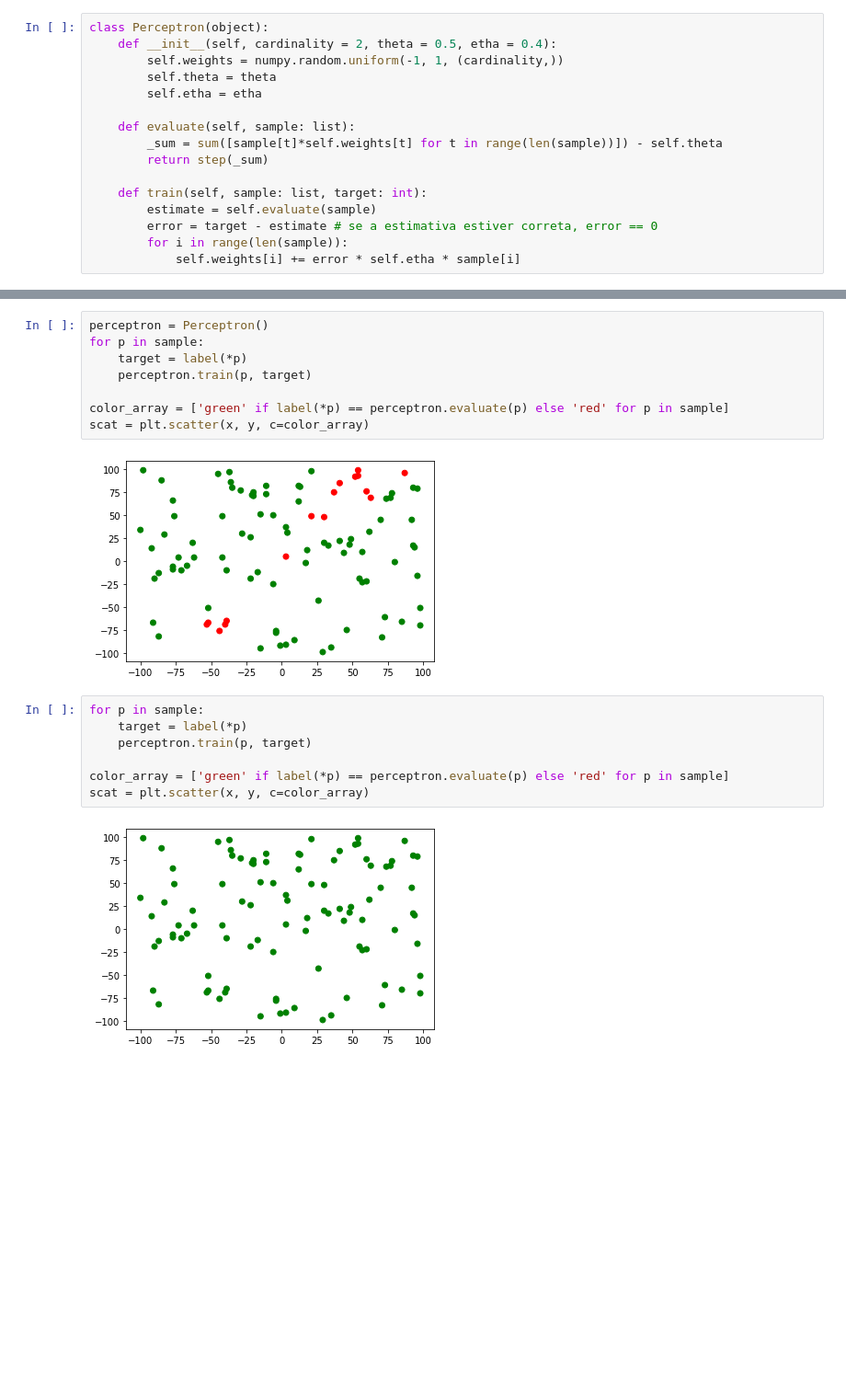
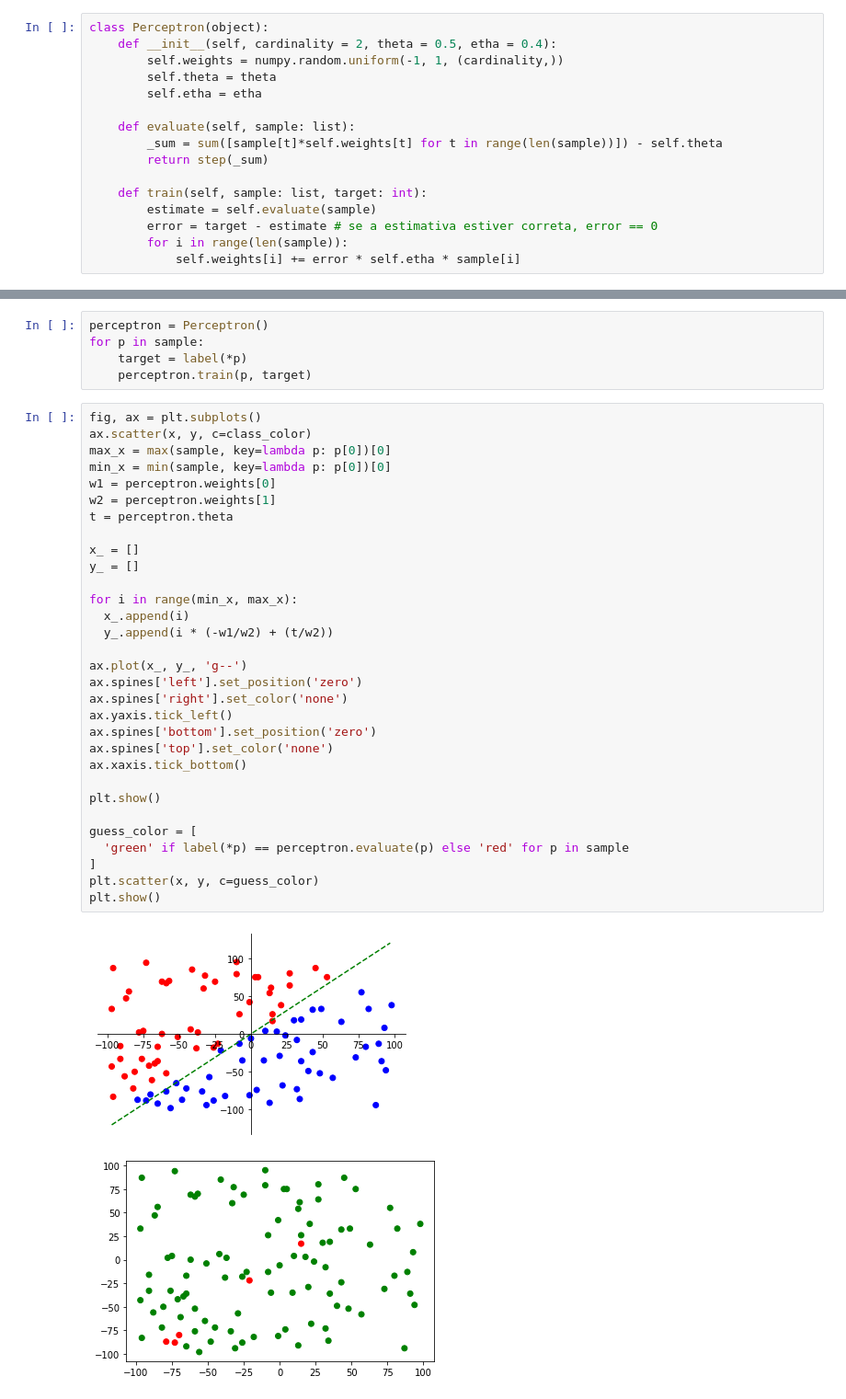
Before and after one commit to aplneto/IF702, a Jupyter notebook: McCulloch_Pitts.ipynb, the cells around one changed output, grey strips where cells are left out. Shown: that part at 92% size. Cells and saved outputs as stored; diff of their text form; blank space fills up the shorter version.

```diff
--- a/McCulloch_Pitts.ipynb
+++ b/McCulloch_Pitts.ipynb
@@ -73,17 +111,37 @@ perceptron = Perceptron()
 for p in sample:
     target = label(*p)
     perceptron.train(p, target)
-
-color_array = ['green' if label(*p) == perceptron.evaluate(p) else 'red' for p in sample]
-scat = plt.scatter(x, y, c=color_array)
-# %% [output]
-[figure, removed]
-# %%
-for p in sample:
-    target = label(*p)
-    perceptron.train(p, target)
-
-color_array = ['green' if label(*p) == perceptron.evaluate(p) else 'red' for p in sample]
-scat = plt.scatter(x, y, c=color_array)
-# %% [output]
-[figure, removed]
+# %%
+fig, ax = plt.subplots()
+ax.scatter(x, y, c=class_color)
+max_x = max(sample, key=lambda p: p[0])[0]
+min_x = min(sample, key=lambda p: p[0])[0]
+w1 = perceptron.weights[0]
+w2 = perceptron.weights[1]
+t = perceptron.theta
+
+x_ = []
+y_ = []
+
+for i in range(min_x, max_x):
+  x_.append(i)
+  y_.append(i * (-w1/w2) + (t/w2))
+
+ax.plot(x_, y_, 'g--')
+ax.spines['left'].set_position('zero')
+ax.spines['right'].set_color('none')
+ax.yaxis.tick_left()
+ax.spines['bottom'].set_position('zero')
+ax.spines['top'].set_color('none')
+ax.xaxis.tick_bottom()
+
+plt.show()
+
+guess_color = [
+  'green' if label(*p) == perceptron.evaluate(p) else 'red' for p in sample
+]
+plt.scatter(x, y, c=guess_color)
+plt.show()
+# %% [output]
+[figure, added]
+[figure, added]
```
Also changed, not shown: parts of 2 cells of this notebook.
